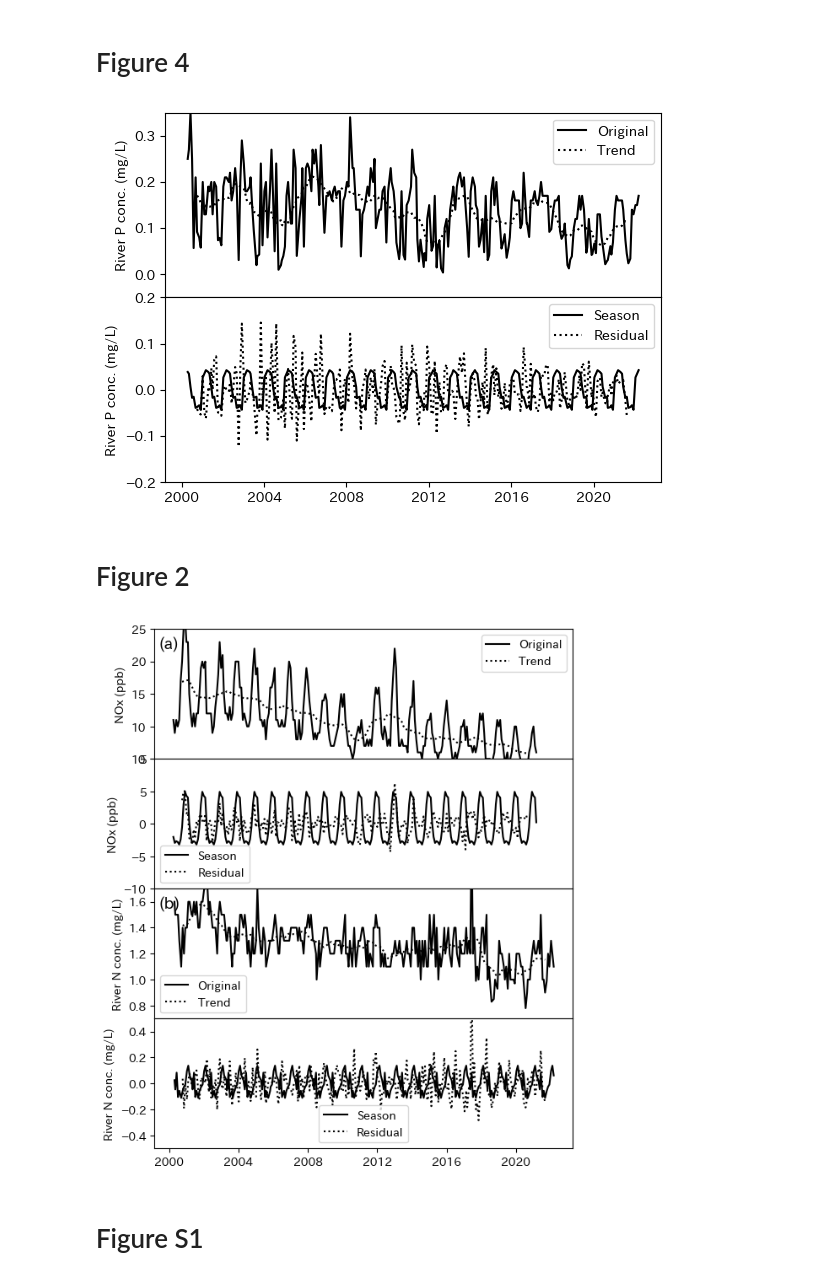
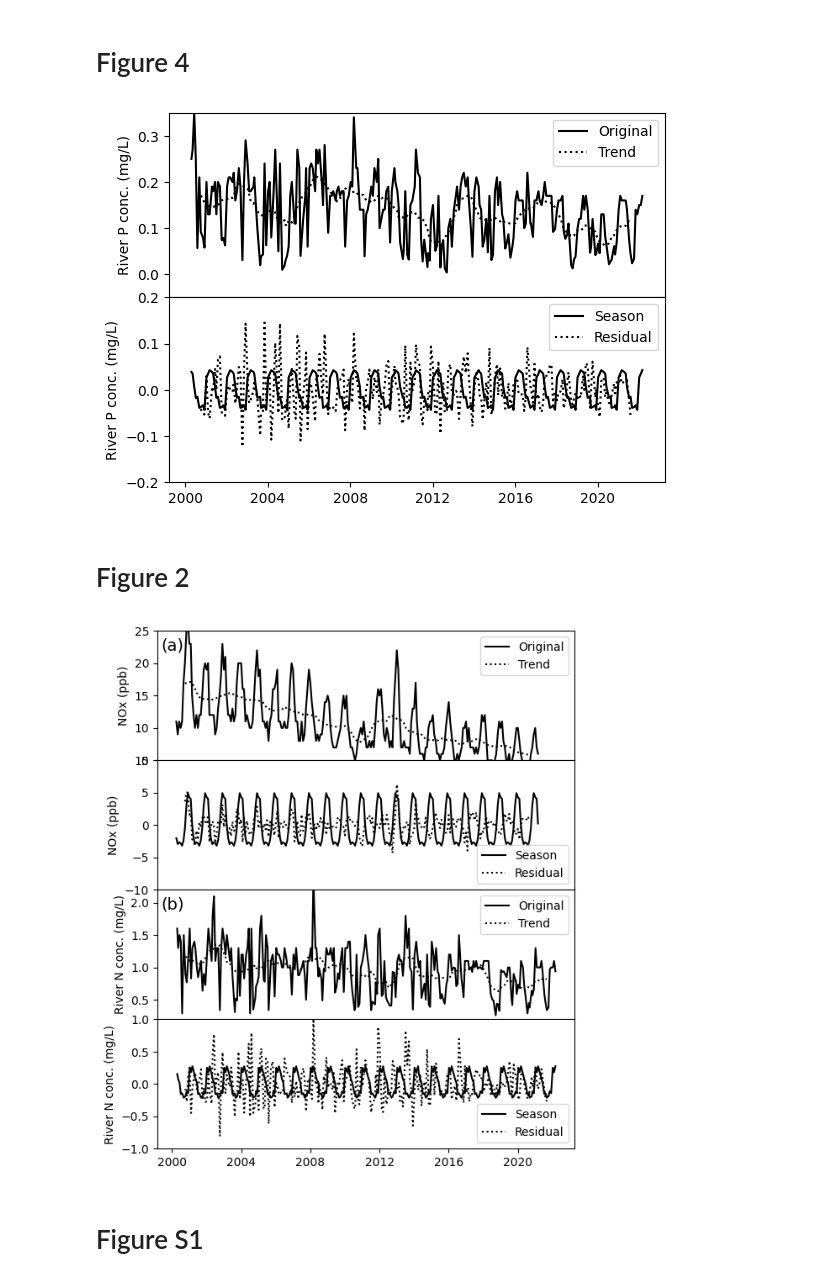
Before and after one commit to vitroid/KM2025, a Jupyter notebook: v4.ipynb, the cells around one changed output. Saved outputs shown, nothing was run; the diff lists cells and outputs as text; code cells hidden in the pictures.

```diff
--- a/v4.ipynb
+++ b/v4.ipynb
@@ -1051,16 +696,14 @@ fig.savefig("Figure1.pdf")
 # Figure 4
 # %%
 import numpy as np
-import scipy
-import japanize_matplotlib
-from statsmodels.tsa.seasonal import seasonal_decompose, STL
-from statsmodels.tsa.filters.hp_filter import hpfilter
+from statsmodels.tsa.seasonal import seasonal_decompose
 import flow.reader as flow_reader
+import matplotlib.pyplot as plt
 
 obs_flow = "昭和橋"
-river_N = flow_reader.read_river_N(BASEDIR + "flow/data", obs_flow)
-river_P = flow_reader.read_river_P(BASEDIR + "flow/data", obs_flow)
-river_flow = flow_reader.read_river_flow(BASEDIR + "flow/data", obs_flow)
+river_N = flow_reader.read_river_N("flow/data", obs_flow)
+river_P = flow_reader.read_river_P("flow/data", obs_flow)
+river_flow = flow_reader.read_river_flow("flow/data", obs_flow)
 
 decomposed = seasonal_decompose(river_P.value, model="additive", period=12)
 fig, axs = plt.subplots(2, 1, sharex=True)
@@ -1083,15 +726,23 @@ axs[1].legend()
 fig.savefig("Figure4.pdf")
 plt.show()
 # %% [output]
-[figure, old version]
+[figure, new version]
 # %% [markdown]
 # Figure 2
 # %%
+import numpy as np
+from statsmodels.tsa.seasonal import seasonal_decompose
+import flow.reader as flow_reader
+import matplotlib.pyplot as plt
+
+obs_flow = "昭和橋"
+river_N = flow_reader.read_river_N("flow/data", obs_flow)
+river_P = flow_reader.read_river_P("flow/data", obs_flow)
+river_flow = flow_reader.read_river_flow("flow/data", obs_flow)
+
 decomposed = seasonal_decompose(NOx["19202030"], model="additive", period=12)
 fig, axs = plt.subplots(4, 1, figsize=(6.4, 8), sharex=True)
 fig.subplots_adjust(hspace=0)
-# plot = decomposed.plot()
-
 
 axs[0].plot(NOx["19202030"], "k-", label="Original")
 axs[0].plot(decomposed.trend, "k:", label="Trend")
@@ -1099,36 +750,36 @@ axs[0].set_ylim(5.0, 25.0)
 axs[0].set_ylabel("NOx (ppb)")
 axs[0].legend()
 axs[0].annotate("(a)", (0.01, 0.85), size=14, color="k", xycoords="axes fraction")
 
 axs[1].plot(decomposed.seasonal, "k-", label="Season")
 axs[1].plot(decomposed.resid, "k:", label="Residual")
 axs[1].set_ylim(-10.0, +10.0)
 axs[1].set_ylabel("NOx (ppb)")
 axs[1].legend()
 
 decomposed = seasonal_decompose(river_N.value, model="additive", period=12)
 # fig, axs = plt.subplots(2, 1, sharex=True)
 # fig.subplots_adjust(hspace=0)
 # plot = decomposed.plot()
 
 axs[2].plot(river_N.value, "k-", label="Original")
 axs[2].plot(decomposed.trend, "k:", label="Trend")
-axs[2].set_ylim(0.7, 1.7)
+axs[2].set_ylim(0.2, 2.2)
 axs[2].set_ylabel("River N conc. (mg/L)")
 axs[2].legend()
 axs[2].annotate("(b)", (0.01, 0.85), size=14, color="k", xycoords="axes fraction")
 
 axs[3].plot(decomposed.seasonal, "k-", label="Season")
 axs[3].plot(decomposed.resid, "k:", label="Residual")
-axs[3].set_ylim(-0.5, +0.5)
+axs[3].set_ylim(-1.0, +1.0)
 axs[3].set_ylabel("River N conc. (mg/L)")
 axs[3].legend()
 
 # plt.tight_layout()
 fig.savefig("Figure2.pdf")
 plt.show()
 # %% [output]
-[figure, old version]
+[figure, new version]
 # %% [markdown]
 # Figure S1
 # %%
```
Also changed, not shown: parts of 18 cells of this notebook.
